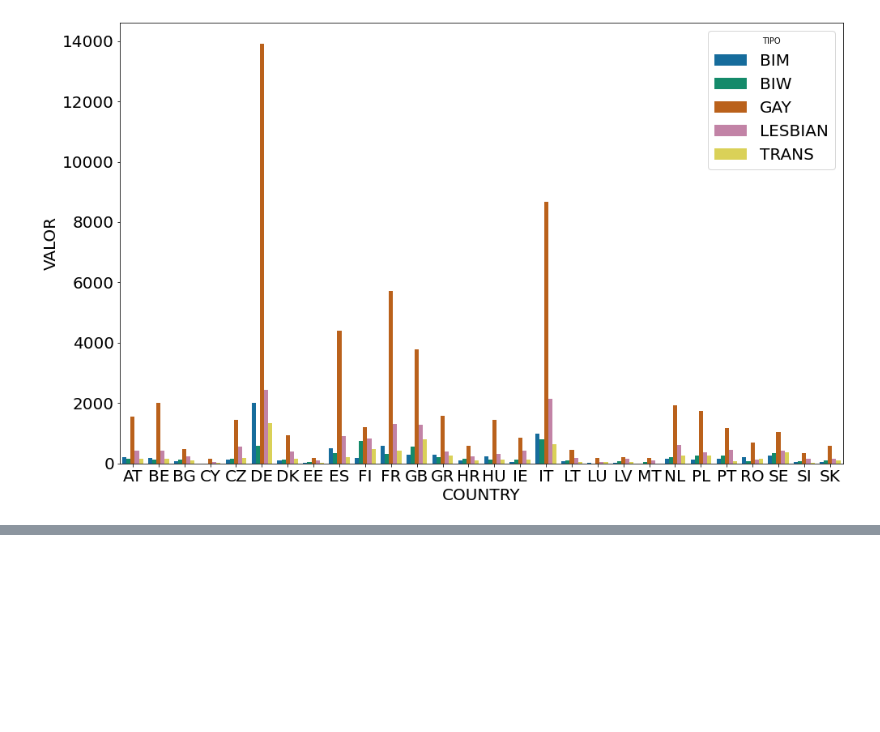
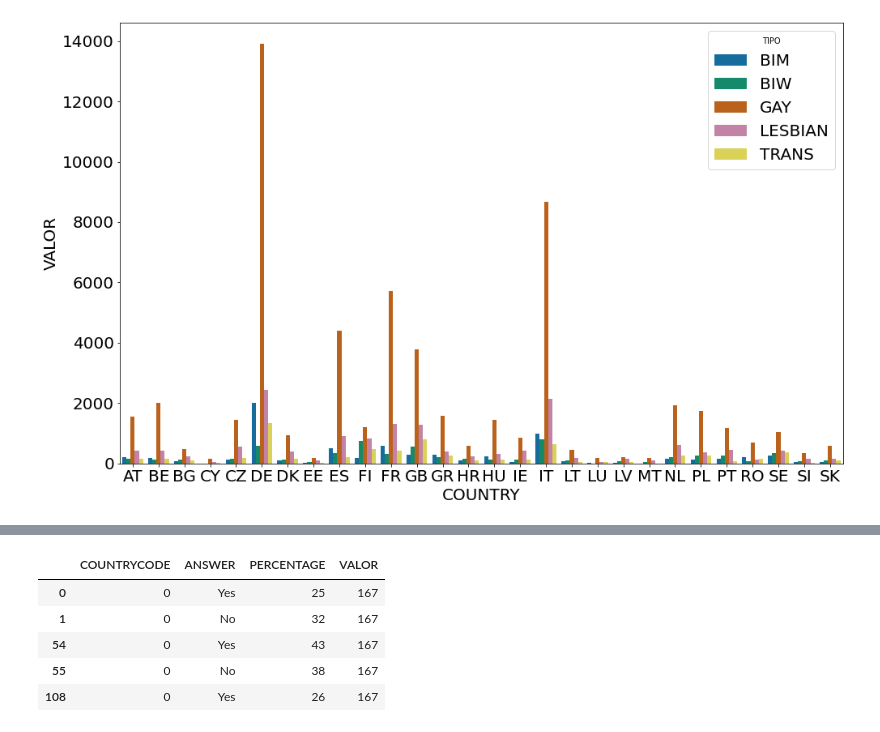
Before and after one commit to FranciscoNevesT/Trabalho-ICD, a Jupyter notebook: Visualização.ipynb, the cells around one changed output, grey strips where cells are left out. Cells and saved outputs as stored; diff of their text form; code cells hidden in the pictures; blank space fills up the shorter version.

```diff
--- a/Visualização.ipynb
+++ b/Visualização.ipynb
@@ -60,0 +148,10 @@ sns.barplot(x = "COUNTRY", y = "VALOR", data = p, hue = "TIPO")
+# %%
+pais_0 = valores[valores["COUNTRYCODE"] == 0]
+pais_0.head()
+# %% [output]
+|  | COUNTRYCODE | ANSWER | PERCENTAGE | VALOR |
+| 0 | 0 | Yes | 25 | 167 |
+| 1 | 0 | No | 32 | 167 |
+| 54 | 0 | Yes | 43 | 167 |
+| 55 | 0 | No | 38 | 167 |
+| 108 | 0 | Yes | 26 | 167 |
```
Also changed, not shown: parts of 15 cells of this notebook, 5 other files.
